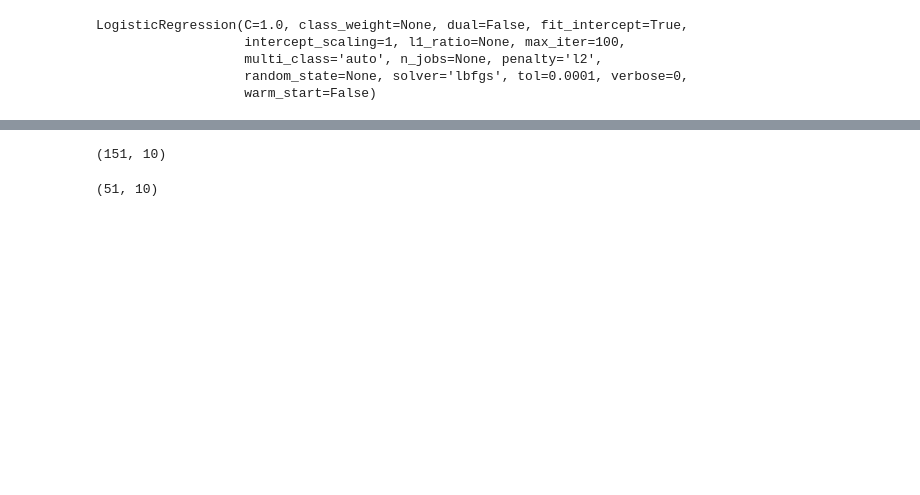
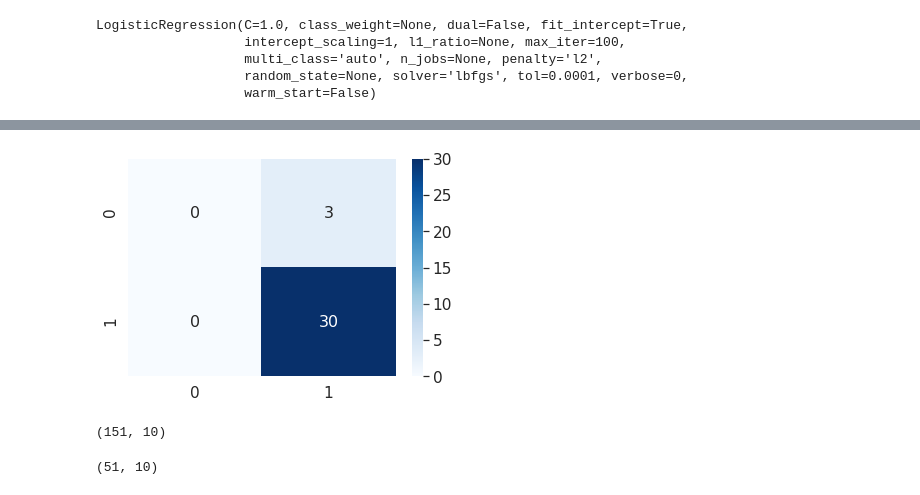
Before and after one commit to pranali-kirolkar-zz/MSCPROJECT, a Jupyter notebook: LogisticRe.ipynb, the cells around one changed output, grey strips where cells are left out. Drawn from its saved outputs; the diff is of its cells as text; code cells hidden in the pictures; blank space fills up the shorter version.

```diff
--- a/LogisticRe.ipynb
+++ b/LogisticRe.ipynb
@@ -181,3 +183,10 @@ array([[ 0,  4],
+# %%
+df_cm1 = pd.DataFrame(cm1, range(2), range(2))
+sns.set(font_scale=1.4)
+sns.heatmap(df_cm1, annot=True, cmap='Blues', annot_kws={"size": 16}, fmt='g') # font size
+plt.show()
+# %% [output]
+[figure, added]
 # %%
 train, test = train_test_split(Dataset, test_size =0.25)
 # %%
```
Also changed, not shown: parts of 29 cells of this notebook.
